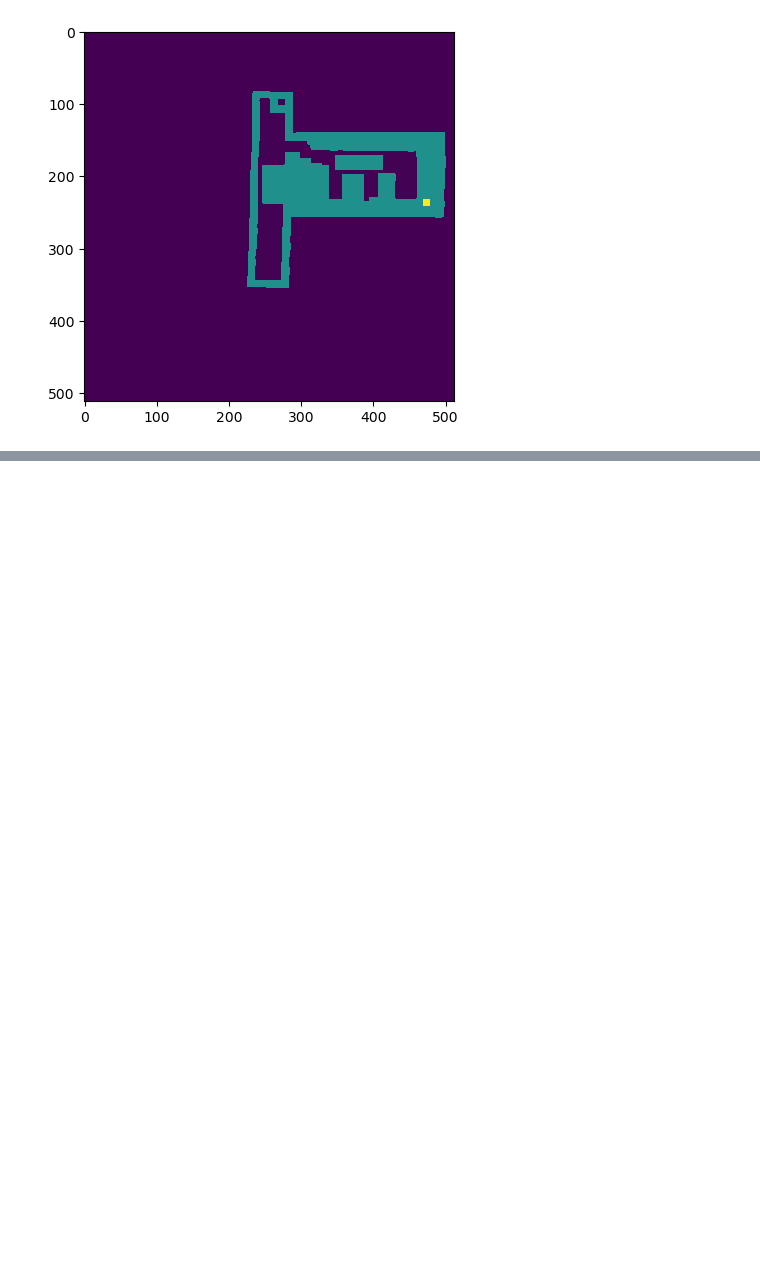
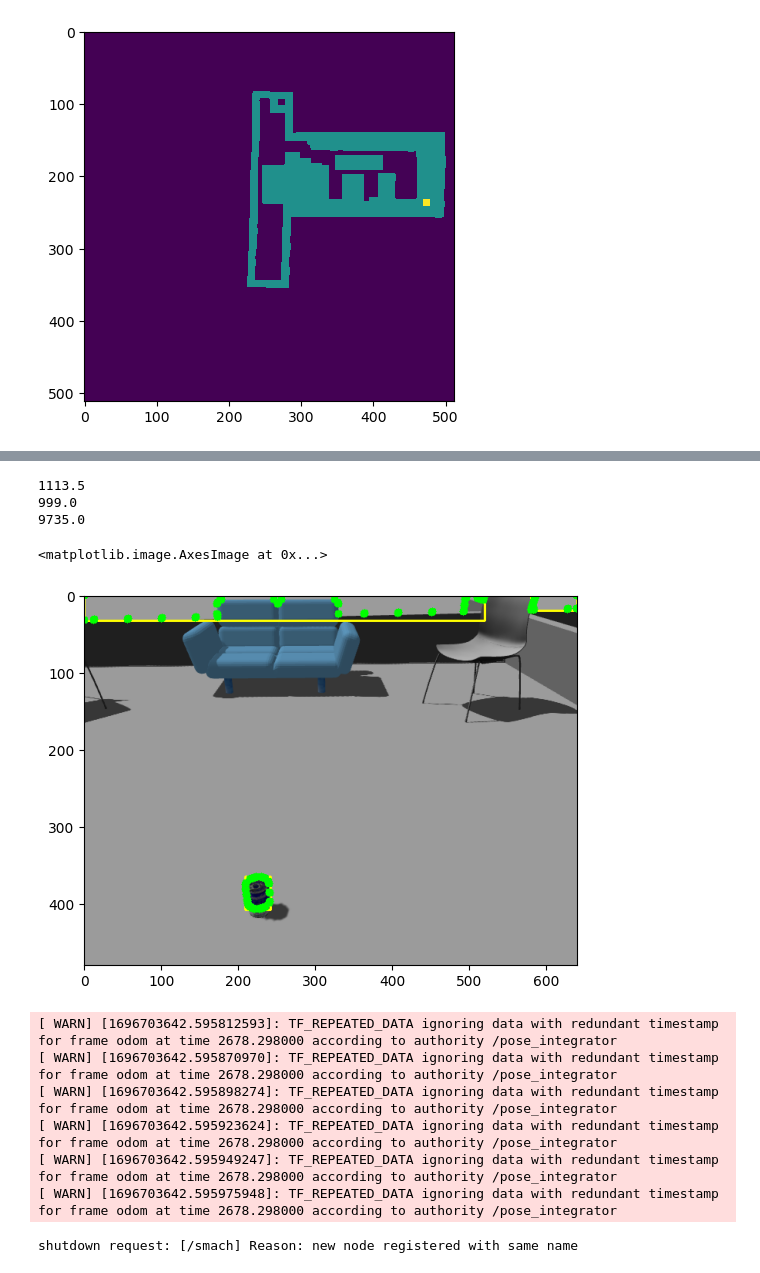
Before and after one commit to takeshi-pumas/catkin_extras, a Jupyter notebook: src/smaches/Segment_and_tfs.ipynb, the cells around one changed output, grey strips where cells are left out. Drawn from its saved outputs; the diff is of its cells as text; code cells hidden in the pictures; blank space fills up the shorter version.

```diff
--- a/src/smaches/Segment_and_tfs.ipynb
+++ b/src/smaches/Segment_and_tfs.ipynb
@@ -505,0 +599,43 @@ pose
+# %%
+ contours, hierarchy = cv2.findContours(img_corrected.astype('uint8'),cv2.RETR_TREE,cv2.CHAIN_APPROX_SIMPLE)
+i=0
+cents=[]
+points=[]
+points_c=[]
+images=[]
+for i, contour in enumerate(contours):
+
+    area = cv2.contourArea(contour)
+    if area<100 or area >10000:pass
+    else:
+
+        M = cv2.moments(contour)
+        # calculate x,y coordinate of center
+        cX = int(M["m10"] / M["m00"])
+        cY = int(M["m01"] / M["m00"])
+        print (cv2.contourArea(contour))
+        boundRect = cv2.boundingRect(contour)
+        image_aux= image[boundRect[1]:boundRect[1]+boundRect[3],boundRect[0]:boundRect[0]+boundRect[2]]
+        images.append(image_aux)
+        image_aux= img_corrected[boundRect[1]:boundRect[1]+boundRect[3],boundRect[0]:boundRect[0]+boundRect[2]]
+        mask=np.where(image_aux!=5)
+        npmask=np.asarray(mask).T
+
+        rgb_image=cv2.rectangle(rgb_image,(boundRect[0], boundRect[1]),(boundRect[0]+boundRect[2], boundRect[1]+boundRect[3]), (255,255,0), 2)
+        iim=cv2.drawContours(rgb_image, contour, -1, (0,255,0), 10)
+# %% [output]
+1113.5
+999.0
+9735.0
+# %%
+plt.imshow(iim)
+# %% [output]
+<matplotlib.image.AxesImage at 0x...>
+[figure, added]
+[ WARN] [1696703642.595812593]: TF_REPEATED_DATA ignoring data with redundant timestamp for frame odom at time 2678.298000 according to authority /pose_integrator
+[ WARN] [1696703642.595870970]: TF_REPEATED_DATA ignoring data with redundant timestamp for frame odom at time 2678.298000 according to authority /pose_integrator
+[ WARN] [1696703642.595898274]: TF_REPEATED_DATA ignoring data with redundant timestamp for frame odom at time 2678.298000 according to authority /pose_integrator
+[ WARN] [1696703642.595923624]: TF_REPEATED_DATA ignoring data with redundant timestamp for frame odom at time 2678.298000 according to authority /pose_integrator
+[ WARN] [1696703642.595949247]: TF_REPEATED_DATA ignoring data with redundant timestamp for frame odom at time 2678.298000 according to authority /pose_integrator
+[ WARN] [1696703642.595975948]: TF_REPEATED_DATA ignoring data with redundant timestamp for frame odom at time 2678.298000 according to authority /pose_integrator
+shutdown request: [/smach] Reason: new node registered with same name
```
Also changed, not shown: parts of 27 cells of this notebook, 7 other files.
